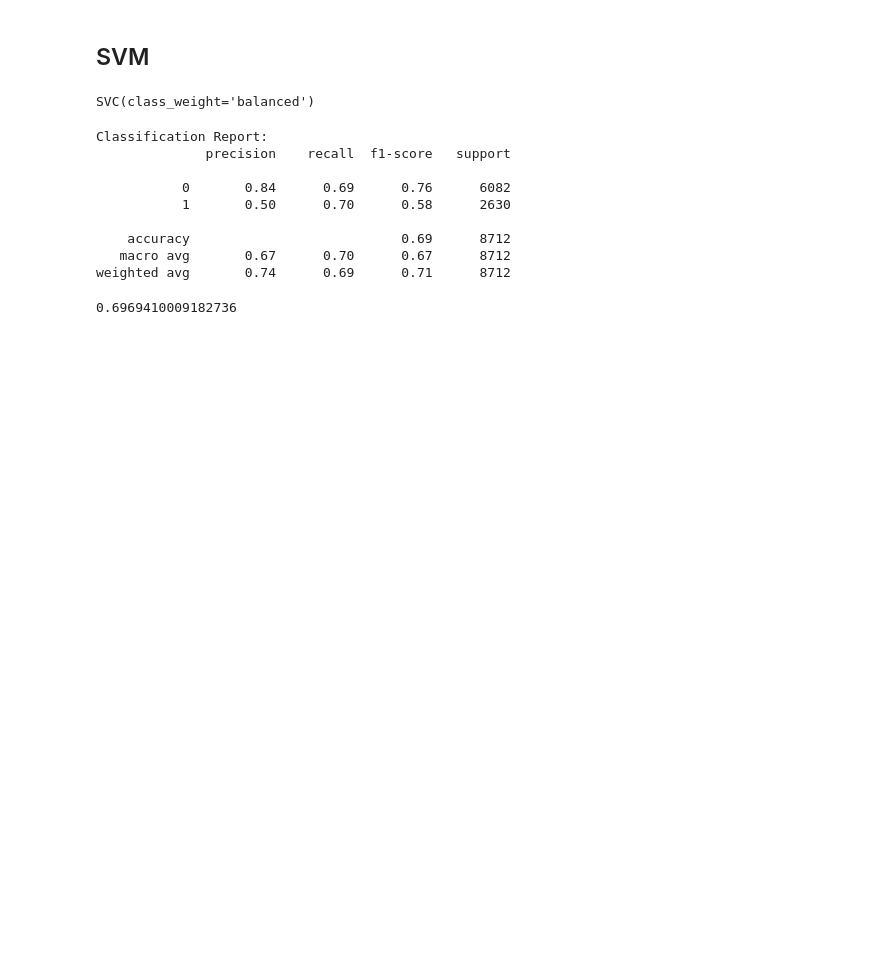
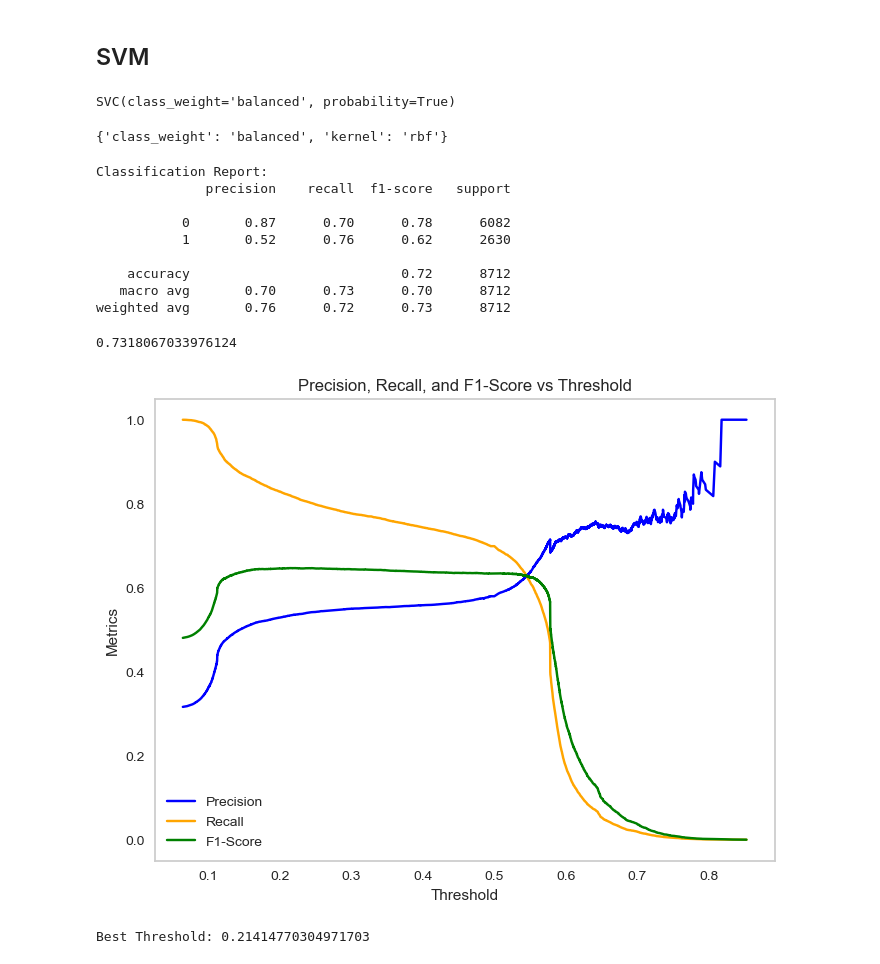
Before and after one commit to Uemara/data-leak-detection, a Jupyter notebook: Data_Leakage_Detection.ipynb, the cells around one changed output. Cells and saved outputs as stored; diff of their text form; code cells hidden in the pictures; blank space fills up the shorter version.

```diff
--- a/Data_Leakage_Detection.ipynb
+++ b/Data_Leakage_Detection.ipynb
@@ -462,24 +536,50 @@ weighted avg       0.78      0.78      0.78      8712
 # %%
-model_svm = svm.SVC(kernel='rbf', class_weight='balanced')
-model_svm.fit(X_train, y_train)
+svm_cv = SVC(kernel='rbf', class_weight='balanced', probability=True)
+svm_cv.fit(X_train, y_train)
 # %% [output]
-SVC(class_weight='balanced')
+SVC(class_weight='balanced', probability=True)
+# %%
+grid_svm.best_params_
+# %% [output]
+{'class_weight': 'balanced', 'kernel': 'rbf'}
 # %%
-model_svm_pred = model_svm.predict(X_test)
+grid_svm_pred = grid_svm.predict(X_test)
 print("Classification Report:")
-print(classification_report(y_test, model_svm_pred))
+print(classification_report(y_test, grid_svm_pred))
 # %% [output]
 Classification Report:
               precision    recall  f1-score   support
 
-           0       0.84      0.69      0.76      6082
-           1       0.50      0.70      0.58      2630
+           0       0.87      0.70      0.78      6082
+           1       0.52      0.76      0.62      2630
 
-    accuracy                           0.69      8712
-   macro avg       0.67      0.70      0.67      8712
-weighted avg       0.74      0.69      0.71      8712
+    accuracy                           0.72      8712
+   macro avg       0.70      0.73      0.70      8712
+weighted avg       0.76      0.72      0.73      8712
 # %%
 # Training accuracy.
-model_svm.score(X_train, y_train)
+grid_svm.score(X_train, y_train)
 # %% [output]
-0.6969410009182736
+0.7318067033976124
+# %%
+y_prob = svm_cv.predict_proba(X_train)[:,1]
+precisions, recalls, thresholds = precision_recall_curve(y_train, y_prob)
+
+f1_scores = 2 * (precisions * recalls) / (precisions + recalls + 1e-10)
+
+plt.figure(figsize=(8, 6))
+plt.plot(thresholds, precisions[:-1], label='Precision', color='blue')
+plt.plot(thresholds, recalls[:-1], label='Recall', color='orange')
+plt.plot(thresholds, f1_scores[:-1], label='F1-Score', color='green')
+plt.xlabel('Threshold')
+plt.ylabel('Metrics')
+plt.title('Precision, Recall, and F1-Score vs Threshold')
+plt.legend()
+plt.grid()
+plt.show()
+
+best_threshold = thresholds[np.argmax(f1_scores)]
+print(f"Best Threshold: {best_threshold}")
+# %% [output]
+[figure, added]
+Best Threshold: 0.21414770304971703
```
Also changed, not shown: parts of 37 cells of this notebook, 2 other files.
